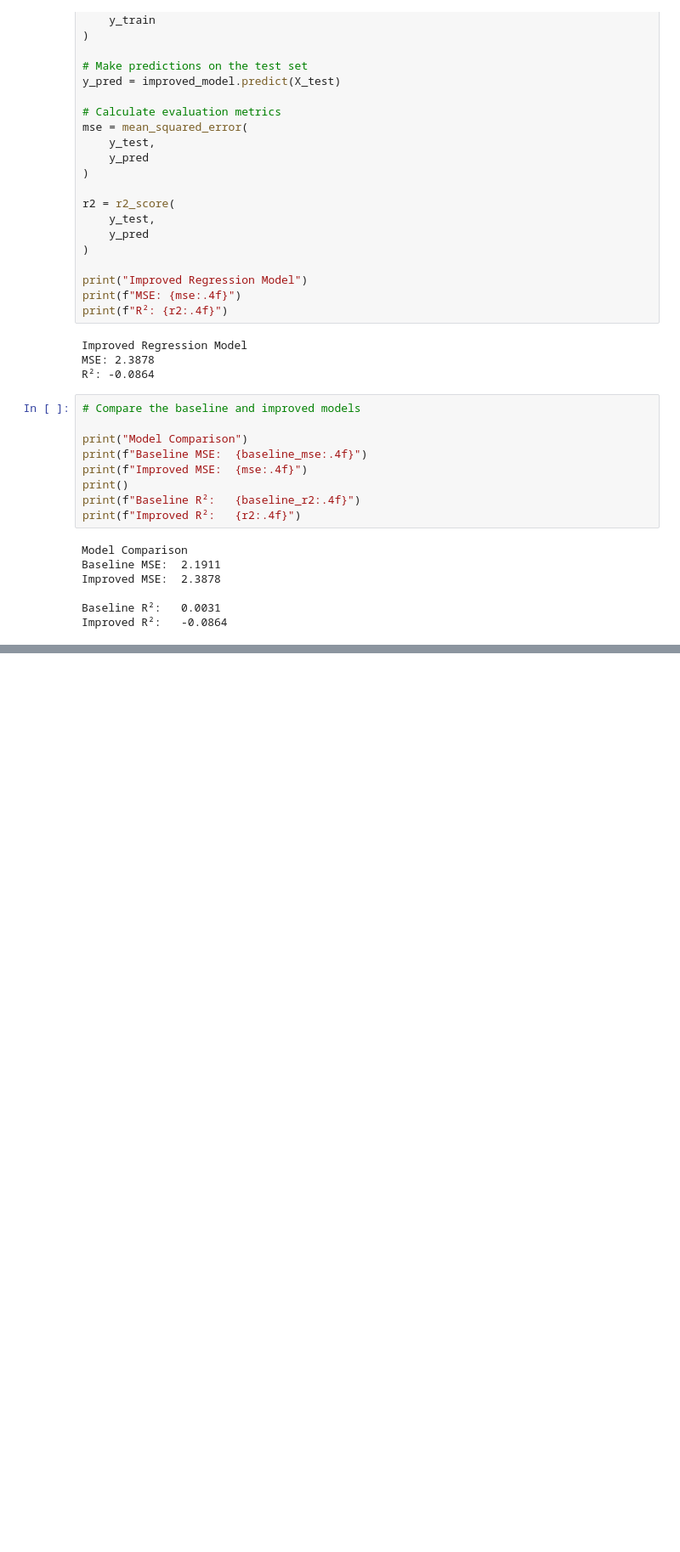
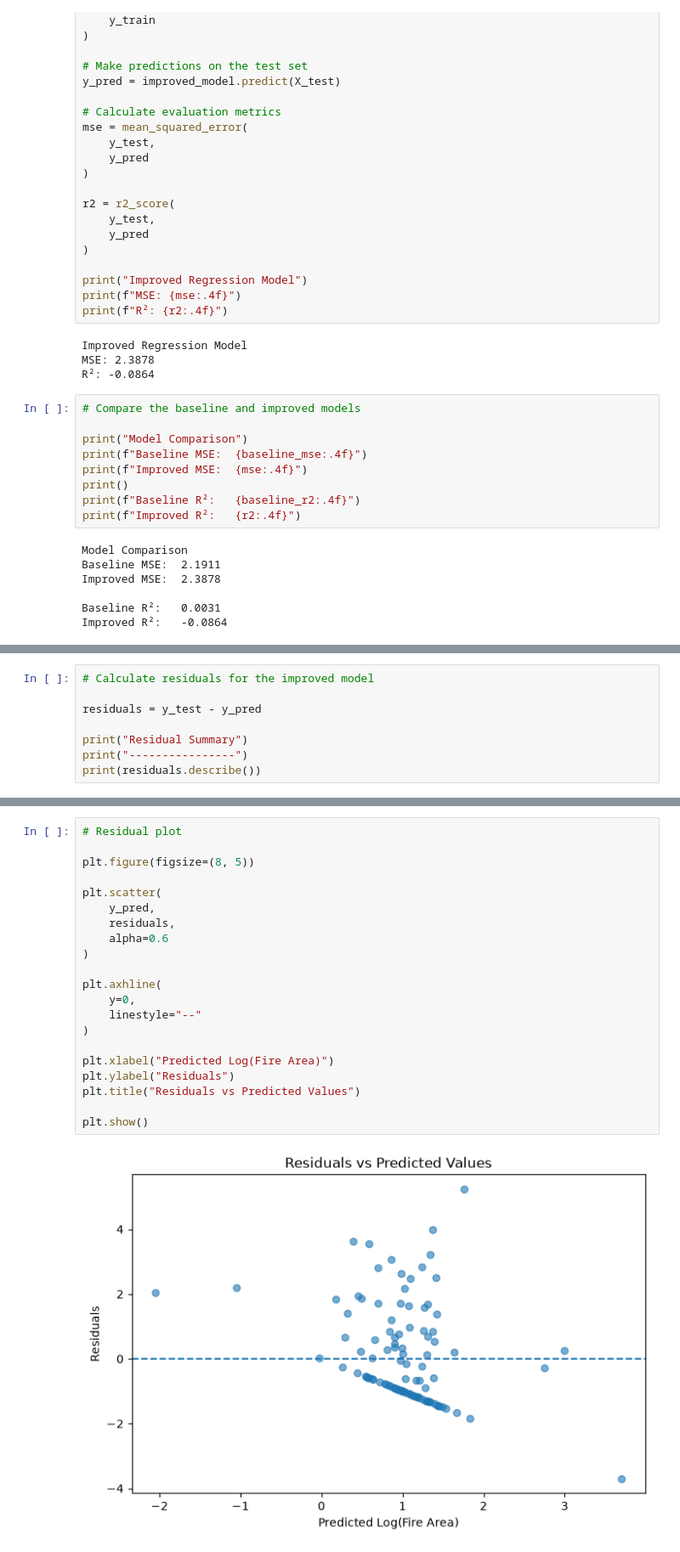
Before and after one commit to donjuel003/Forest-Fires, a Jupyter notebook: Final_Forest Fires Prevention.ipynb, the cells around one changed output, grey strips where cells are left out. Shown at 85% size. Drawn from its saved outputs; the diff is of its cells as text; blank space fills up the shorter version.

```diff
--- a/Final_Forest Fires Prevention.ipynb
+++ b/Final_Forest Fires Prevention.ipynb
@@ -523,0 +658,8 @@ Improved R²:   -0.0864
+# %%
+# Calculate residuals for the improved model
+
+residuals = y_test - y_pred
+
+print("Residual Summary")
+print("----------------")
+print(residuals.describe())
@@ -523,0 +678,23 @@ Improved R²:   -0.0864
+# %%
+# Residual plot
+
+plt.figure(figsize=(8, 5))
+
+plt.scatter(
+    y_pred,
+    residuals,
+    alpha=0.6
+)
+
+plt.axhline(
+    y=0,
+    linestyle="--"
+)
+
+plt.xlabel("Predicted Log(Fire Area)")
+plt.ylabel("Residuals")
+plt.title("Residuals vs Predicted Values")
+
+plt.show()
+# %% [output]
+[figure, added]
```
Also changed, not shown: parts of 40 cells of this notebook.
